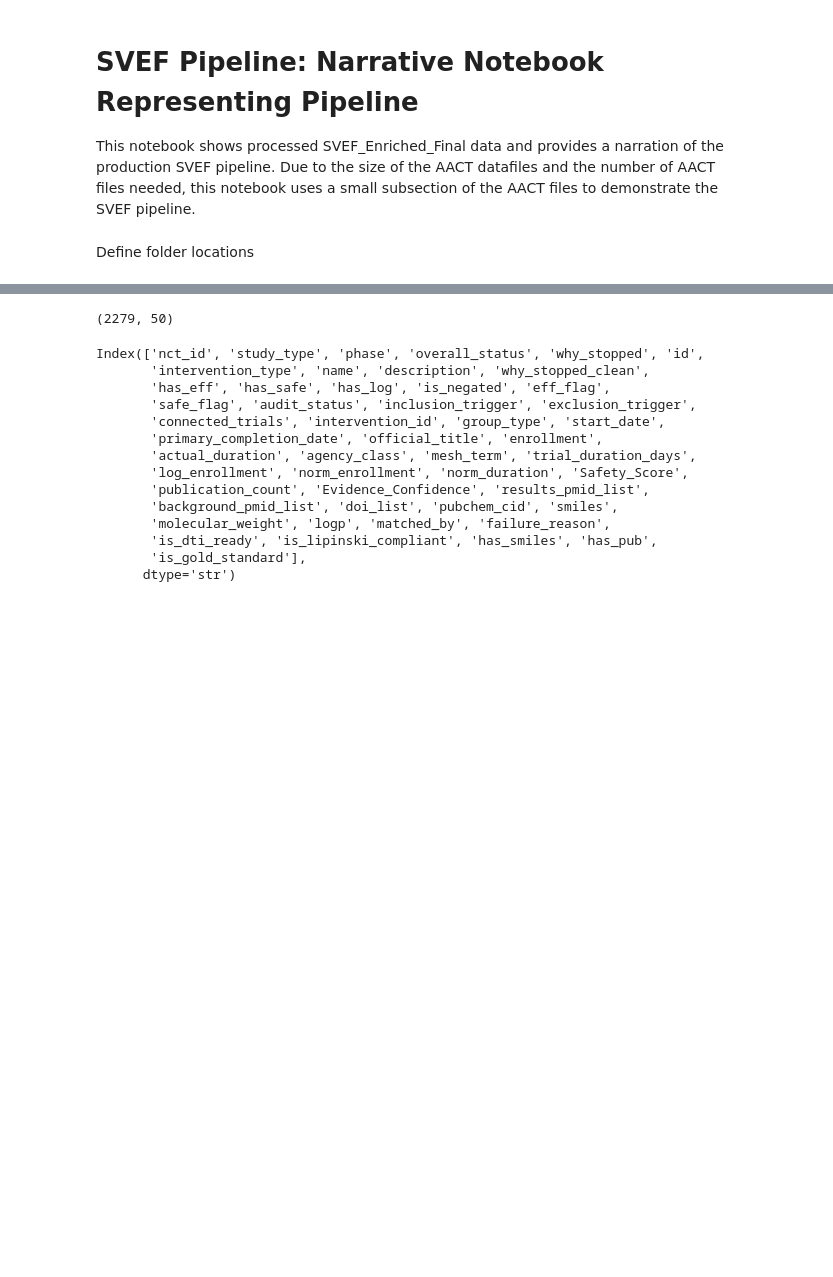
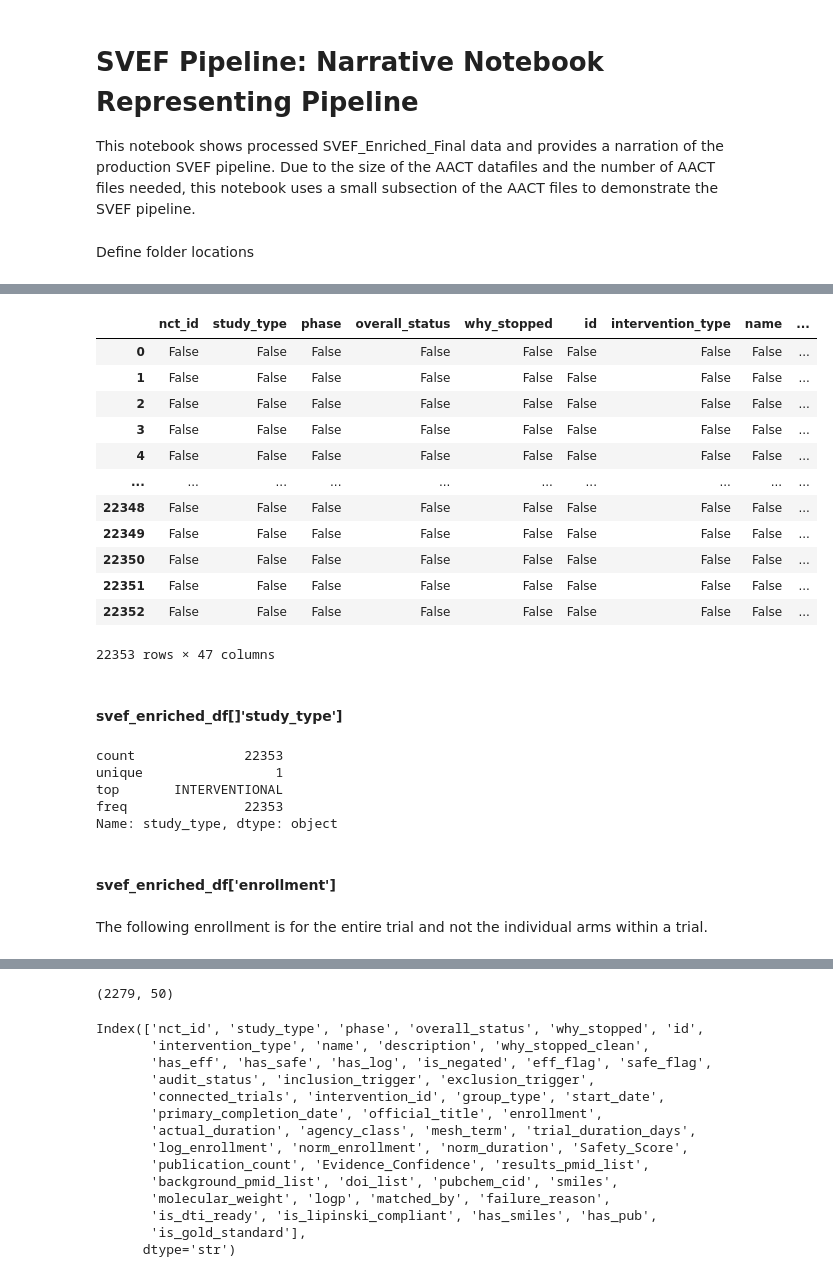
Before and after one commit to JasonCiemielewski/SVEF-Drug-Rescue, a Jupyter notebook: notebooks/SVEF_Transparent_Bridge.ipynb, the cells around one changed output, grey strips where cells are left out. Saved outputs shown, nothing was run; the diff lists cells and outputs as text; code cells hidden in the pictures; blank space fills up the shorter version.

```diff
--- a/notebooks/SVEF_Transparent_Bridge.ipynb
+++ b/notebooks/SVEF_Transparent_Bridge.ipynb
@@ -63,0 +677,2 @@ Name: why_stopped_clean, dtype: object
+# %%
+svef_enriched_df = pd.read_csv(os.path.join(PROCESSED_DIR, 'SVEF_Enriched_Final.csv'))
@@ -63,0 +712,30 @@ Name: why_stopped_clean, dtype: object
+# %%
+svef_enriched_df.isnull()
+# %% [output]
+|  | nct_id | study_type | phase | overall_status | why_stopped | id | intervention_type | name | ... |
+| 0 | False | False | False | False | False | False | False | False | ... |
+| 1 | False | False | False | False | False | False | False | False | ... |
+| 2 | False | False | False | False | False | False | False | False | ... |
+| 3 | False | False | False | False | False | False | False | False | ... |
+| 4 | False | False | False | False | False | False | False | False | ... |
+| ... | ... | ... | ... | ... | ... | ... | ... | ... | ... |
+| 22348 | False | False | False | False | False | False | False | False | ... |
+| 22349 | False | False | False | False | False | False | False | False | ... |
+| 22350 | False | False | False | False | False | False | False | False | ... |
+| 22351 | False | False | False | False | False | False | False | False | ... |
+| 22352 | False | False | False | False | False | False | False | False | ... |
+22353 rows × 47 columns
+# %% [markdown]
+#### svef_enriched_df[]'study_type']
+# %%
+svef_enriched_df['study_type'].describe()
+# %% [output]
+count              22353
+unique                 1
+top       INTERVENTIONAL
+freq               22353
+Name: study_type, dtype: object
+# %% [markdown]
+#### svef_enriched_df['enrollment']
+# %% [markdown]
+The following enrollment is for the entire trial and not the individual arms within a trial.
```
Also changed, not shown: parts of 151 cells of this notebook, 2 other files.
